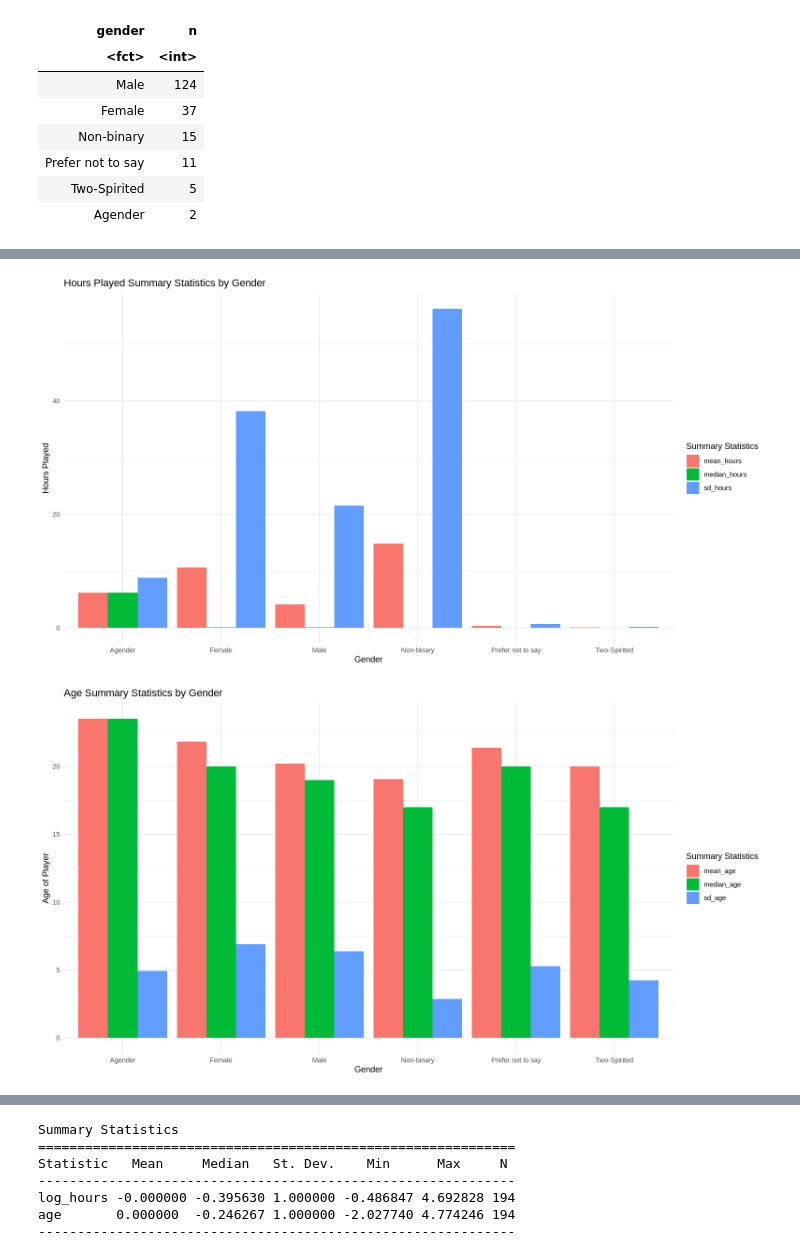
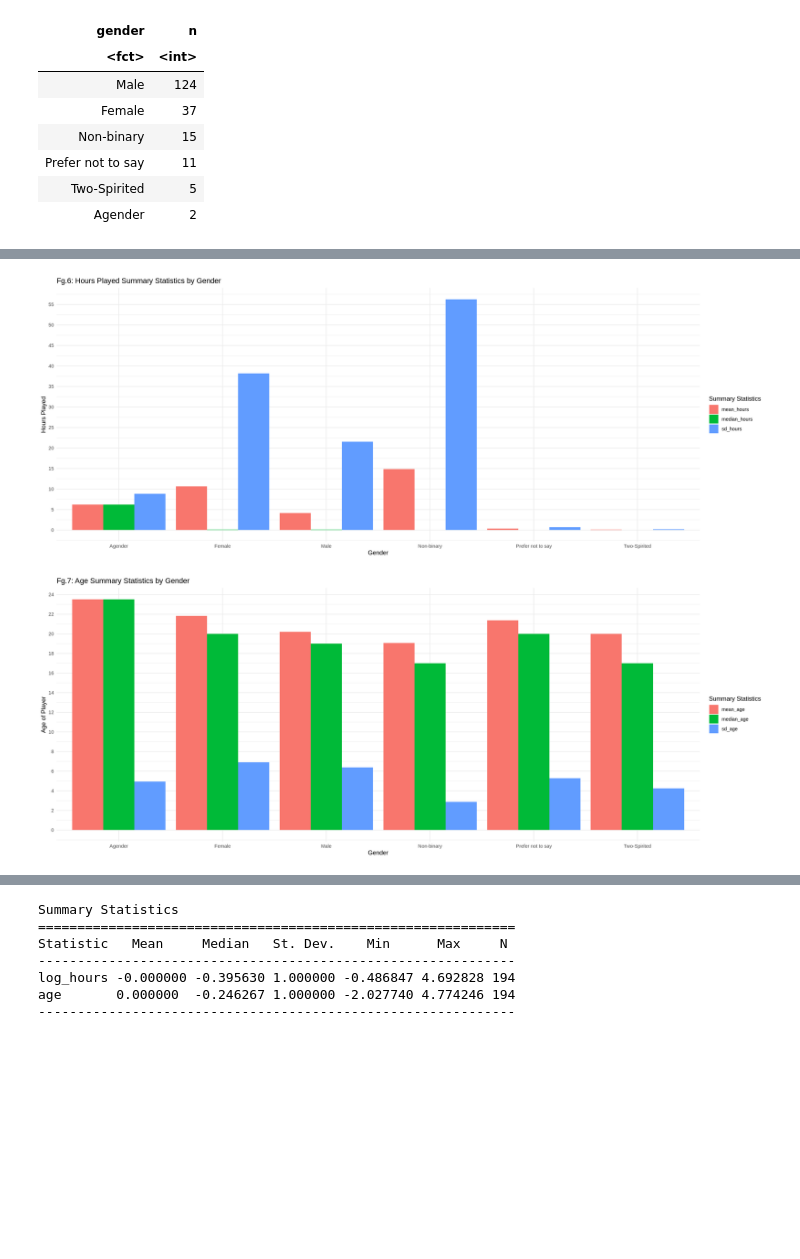
Before and after one commit to Matthew-Lim1/DSCI-100-Project, a Jupyter notebook: Data Science Project.ipynb, the cells around one changed output, grey strips where cells are left out. Drawn from its saved outputs; the diff is of its cells as text; code cells hidden in the pictures; blank space fills up the shorter version.

```diff
--- a/Data Science Project.ipynb
+++ b/Data Science Project.ipynb
@@ -184,22 +237,23 @@ experience_vs_age
 # %%
 gender_vs_hours <- cleaned_players |>
     group_by(gender) |>
     summarize(mean_hours = mean(played_hours),
               median_hours = median(played_hours),
               sd_hours = sd(played_hours)) |>
     pivot_longer(cols = c(mean_hours, median_hours, sd_hours),
                  names_to = "summary_type",
                  values_to = "hours") |>
     ggplot(aes(x = gender, y = hours, fill = summary_type)) +
     geom_col(position = "dodge") +
-    labs(title = "Hours Played Summary Statistics by Gender",
+    labs(title = "Fg.6: Hours Played Summary Statistics by Gender",
          x = "Gender",
          y = "Hours Played",
          fill = "Summary Statistics") +
+    scale_y_continuous(breaks = seq(0, 60, by = 5))+
     theme_minimal()
 gender_vs_hours
 # %% [output]
-[figure, old version]
+[figure, new version]
 # %%
 gender_vs_age <- cleaned_players |>
     group_by(gender) |>
@@ -211,14 +265,15 @@ gender_vs_age <- cleaned_players |>
                  values_to = "age") |>
     ggplot(aes(x = gender, y = age, fill = summary_type)) +
     geom_col(position = "dodge") +
-    labs(title = "Age Summary Statistics by Gender",
+    labs(title = "Fg.7: Age Summary Statistics by Gender",
          x = "Gender",
          y = "Age of Player",
          fill = "Summary Statistics") +
+    scale_y_continuous(breaks = seq(0,24, by = 2))+
     theme_minimal()
 gender_vs_age
 # %% [output]
-[figure, old version]
+[figure, new version]
 # %%
 options(repr.plot.width = 13, repr.plot.height = 7)
 cleaned_players_plot <- cleaned_players |>
```
Also changed, not shown: parts of 27 cells of this notebook.
